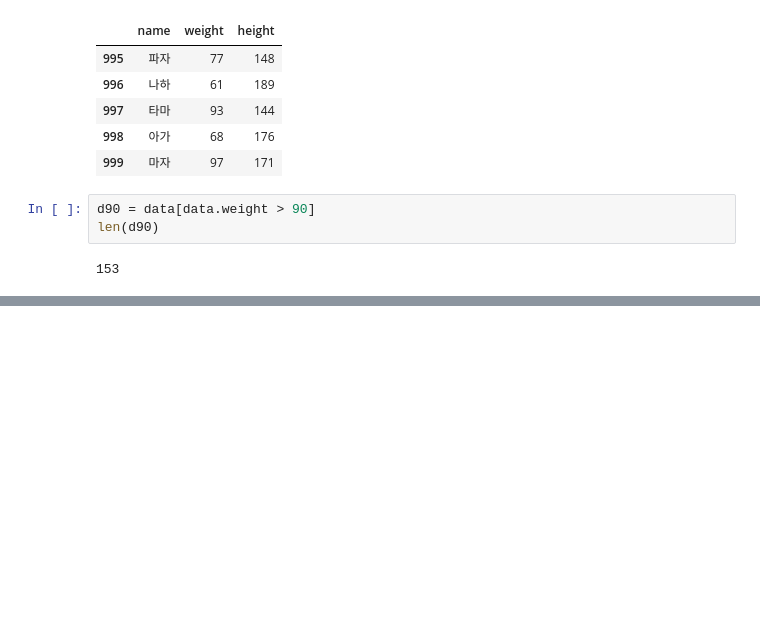
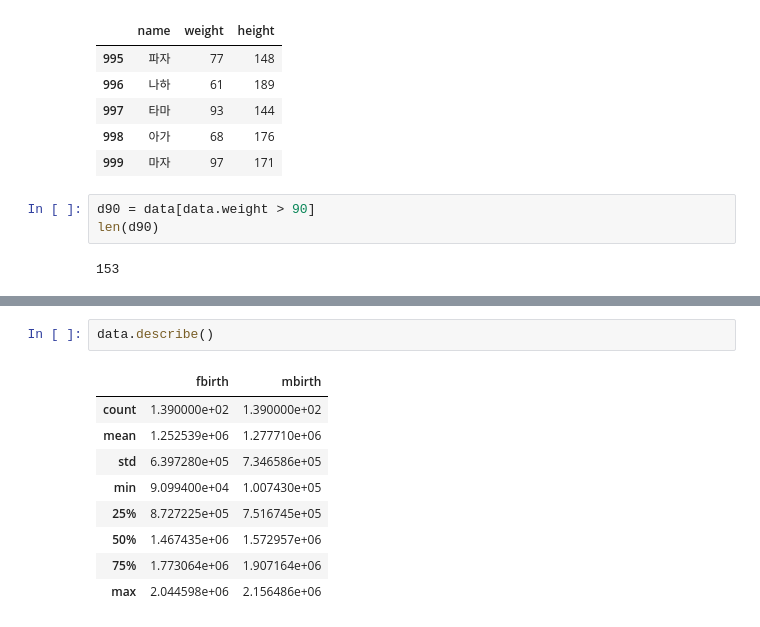
Before and after one commit to ilm52626/kba_2012, a Jupyter notebook: python_함수_guide.ipynb, the cells around one changed output, grey strips where cells are left out. Saved outputs shown, nothing was run; the diff lists cells and outputs as text; blank space fills up the shorter version.

```diff
--- a/python_함수_guide.ipynb
+++ b/python_함수_guide.ipynb
@@ -976,0 +1253,12 @@ len(d90)
+# %%
+data.describe()
+# %% [output]
+|  | fbirth | mbirth |
+| count | 1.390000e+02 | 1.390000e+02 |
+| mean | 1.252539e+06 | 1.277710e+06 |
+| std | 6.397280e+05 | 7.346586e+05 |
+| min | 9.099400e+04 | 1.007430e+05 |
+| 25% | 8.727225e+05 | 7.516745e+05 |
+| 50% | 1.467435e+06 | 1.572957e+06 |
+| 75% | 1.773064e+06 | 1.907164e+06 |
+| max | 2.044598e+06 | 2.156486e+06 |
```
Also changed, not shown: parts of 21 cells of this notebook, 1 other file.
